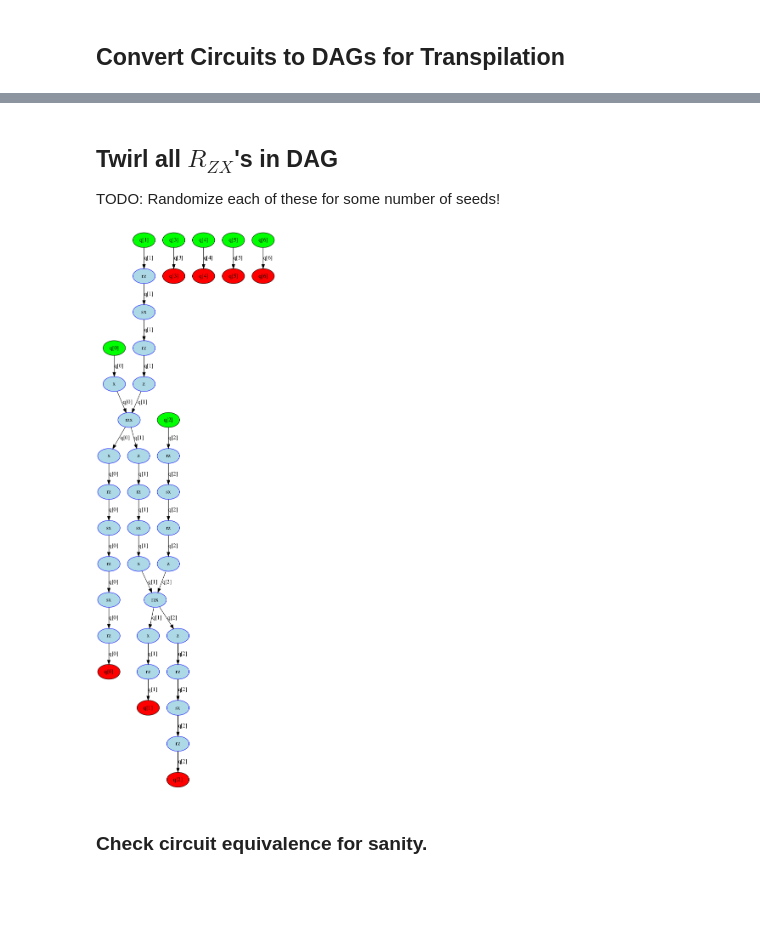
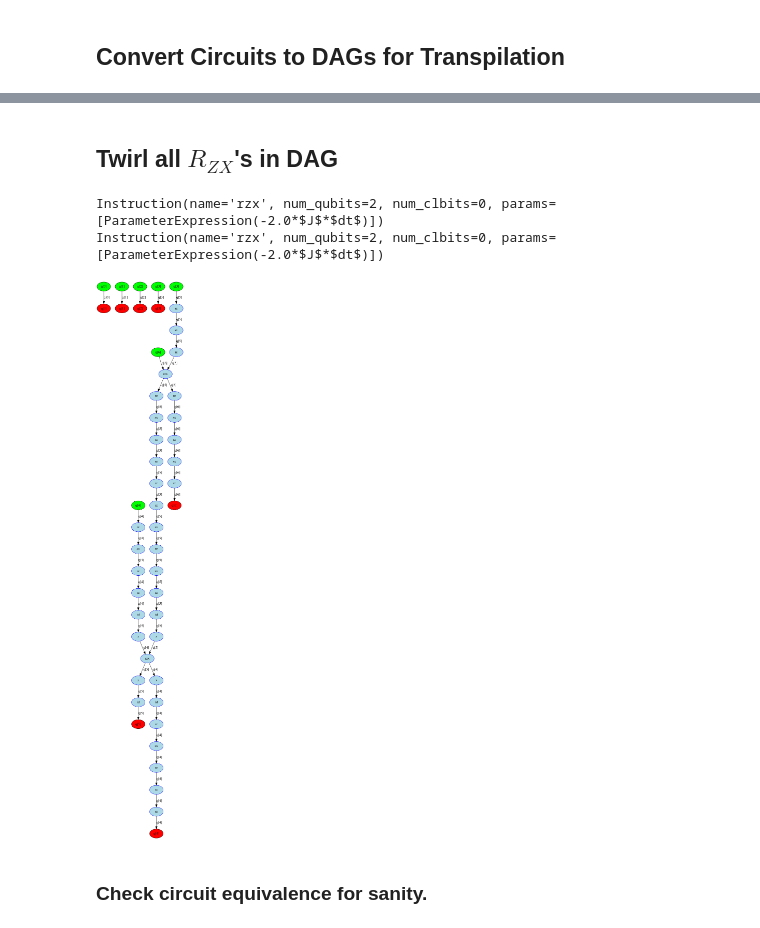
Before and after one commit to qiskit-community/qiskit-research, a Jupyter notebook: docs/best-practices.ipynb, the cells around one changed output, grey strips where cells are left out. Cells and saved outputs as stored; diff of their text form; code cells hidden in the pictures; blank space fills up the shorter version.

```diff
--- a/docs/best-practices.ipynb
+++ b/docs/best-practices.ipynb
@@ -281,24 +323,25 @@ dag_drawer(dag)
 # %% [markdown]
 ## Twirl all $R_{ZX}$'s in DAG
-
-TODO: Randomize each of these for some number of seeds!
 # %%
-from qiskit.circuit.library import RZXGate
+from qiskit.dagcircuit import dagcircuit
 
-def twirl_rzx_gates(dag: DAGCircuit) -> list:
+def twirl_rzx_gates(dag: DAGCircuit, num_seeds: int) -> list:
     twirled_dags = []
-    for twirls in twirl_gates:
+    for seed in range(num_seeds):
         this_dag = deepcopy(dag)
         runs = this_dag.collect_runs(['rzx'])
-        for run in runs:
+        np.random.seed(seed)
+        twirl_idxs = np.random.randint(0, len(twirl_gates), size=len(runs))
+        for twirl_idx, run in enumerate(runs):
             mini_dag = DAGCircuit()
             p = QuantumRegister(2, 'p')
+            print(run[0].op)
             mini_dag.add_qreg(p)
-            mini_dag.apply_operation_back(twirls[0], qargs=[p[0]])
-            mini_dag.apply_operation_back(twirls[1], qargs=[p[1]])
-            mini_dag.apply_operation_back(run[0], qargs=[p[0], p[1]]) # this seems to work over using qargs
-            mini_dag.apply_operation_back(twirls[0], qargs=[p[0]])
-            mini_dag.apply_operation_back(twirls[1], qargs=[p[1]])
+            mini_dag.apply_operation_back(twirl_gates[twirl_idxs[twirl_idx]][0], qargs=[p[0]])
+            mini_dag.apply_operation_back(twirl_gates[twirl_idxs[twirl_idx]][1], qargs=[p[1]])
+            mini_dag.apply_operation_back(run[0].op, qargs=[p[0], p[1]])
+            mini_dag.apply_operation_back(twirl_gates[twirl_idxs[twirl_idx]][0], qargs=[p[0]])
+            mini_dag.apply_operation_back(twirl_gates[twirl_idxs[twirl_idx]][1], qargs=[p[1]])
 
             rzx_node = this_dag.op_nodes(op=RZXGate).pop()
             this_dag.substitute_node_with_dag(node=rzx_node, input_dag=mini_dag, wires=[p[0], p[1]])
@@ -307,12 +350,15 @@ def twirl_rzx_gates(dag: DAGCircuit) -> list:
 
     return twirled_dags
 # %%
-dags = twirl_rzx_gates(dag)
-dag_drawer(dags[1])
+dags = twirl_rzx_gates(dag, 1)
 # %% [output]
-[figure, removed]
+Instruction(name='rzx', num_qubits=2, num_clbits=0, params=[ParameterExpression(-2.0*$J$*$dt$)])
+Instruction(name='rzx', num_qubits=2, num_clbits=0, params=[ParameterExpression(-2.0*$J$*$dt$)])
 # %%
-# dag_to_circuit(dags[0])
+# TODO - not twirling the first RZXGate for some reason
+dag_drawer(dags[0])
+# %% [output]
+[figure, added]
 # %%
 # scaled_qcs_t_f_tw = []
 # for dag in dags:
```
Also changed, not shown: parts of 20 cells of this notebook.
